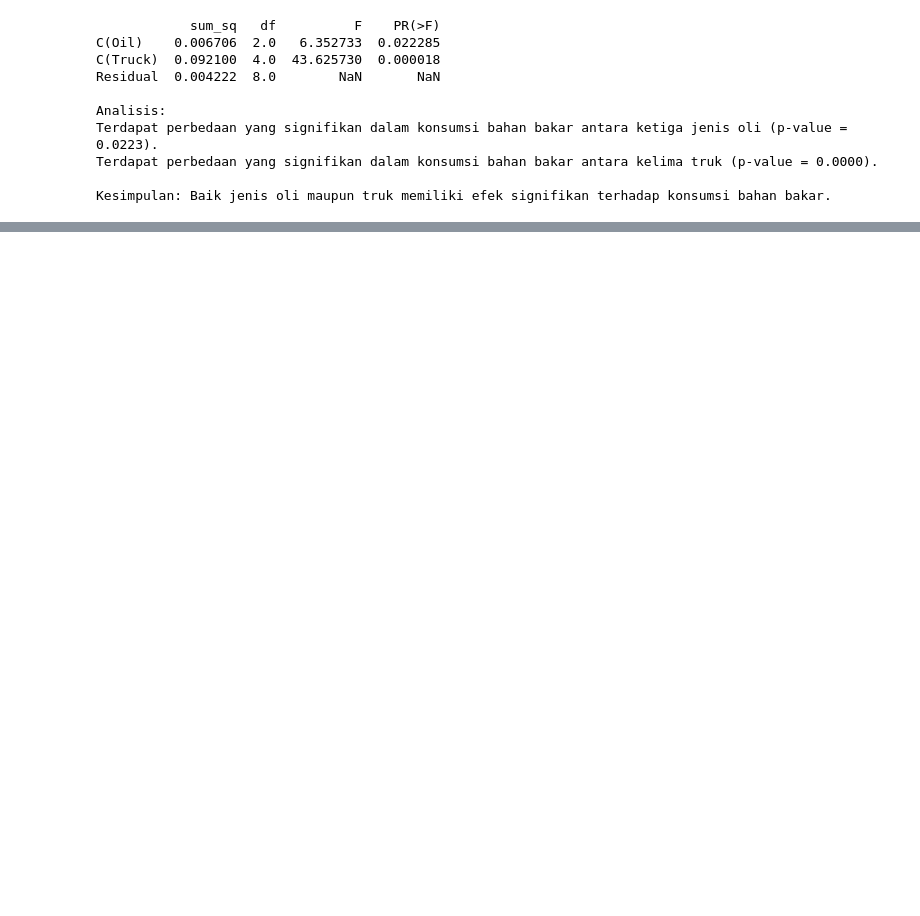
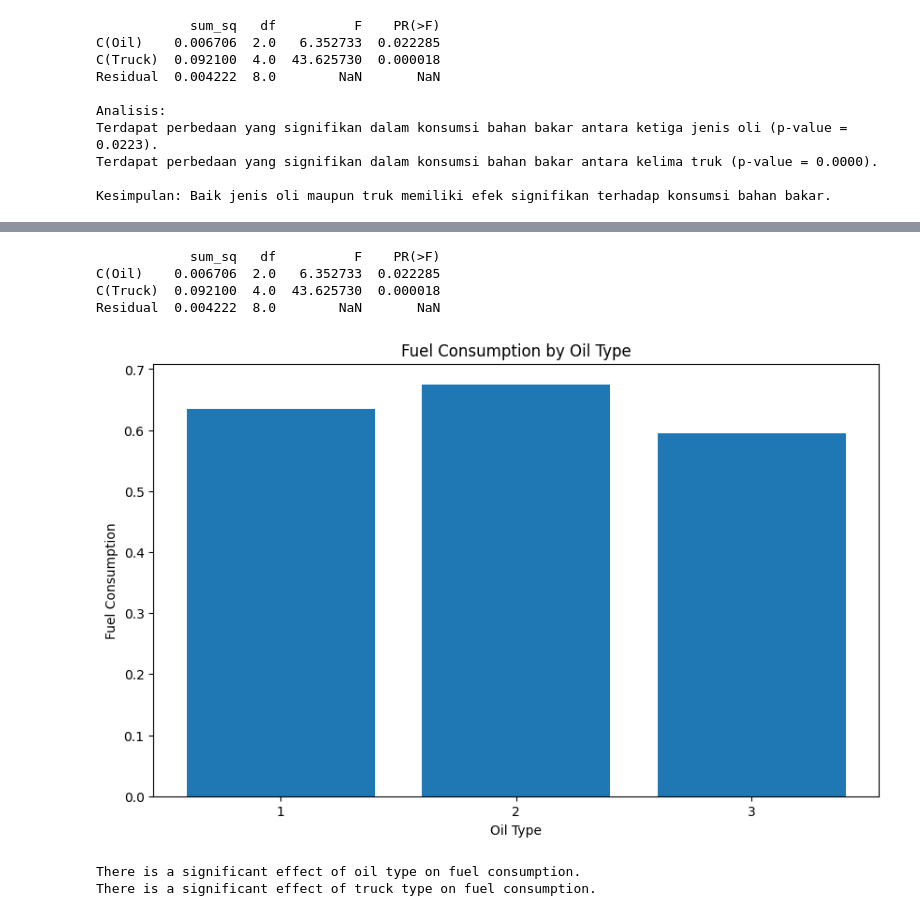
Before and after one commit to fegara/freecodecamp-intro-to-numpy, a Jupyter notebook: Homework2.ipynb, the cells around one changed output, grey strips where cells are left out. Saved outputs shown, nothing was run; the diff lists cells and outputs as text; code cells hidden in the pictures; blank space fills up the shorter version.

```diff
--- a/Homework2.ipynb
+++ b/Homework2.ipynb
@@ -53,0 +102,48 @@ Kesimpulan: Baik jenis oli maupun truk memiliki efek signifikan terhadap konsums
+# %%
+import pandas as pd
+import statsmodels.api as sm
+from statsmodels.formula.api import ols
+import matplotlib.pyplot as plt
+
+# Data preparation
+data = {
+    'Oil': ['1', '1', '1', '1', '1', '2', '2', '2', '2', '2', '3', '3', '3', '3', '3'],
+    'Truck': ['1', '2', '3', '4', '5', '1', '2', '3', '4', '5', '1', '2', '3', '4', '5'],
+    'Fuel_Consumption': [0.500, 0.634, 0.487, 0.329, 0.512, 0.535, 0.675, 0.520, 0.435, 0.540, 0.513, 0.595, 0.488, 0.400, 0.510]
+}
+
+df = pd.DataFrame(data)
+
+# ANOVA analysis
+model = ols('Fuel_Consumption ~ C(Oil) + C(Truck)', data=df).fit()
+anova_table = sm.stats.anova_lm(model, typ=2)
+
+# Display ANOVA table
+print(anova_table)
+
+# Plotting the data
+plt.figure(figsize=(10, 6))
+plt.bar(df['Oil'], df['Fuel_Consumption'])
+plt.xlabel('Oil Type')
+plt.ylabel('Fuel Consumption')
+plt.title('Fuel Consumption by Oil Type')
+plt.show()
+
+# Analysis and conclusion
+if anova_table['PR(>F)'][0] < 0.05:
+    print("There is a significant effect of oil type on fuel consumption.")
+else:
+    print("There is no significant effect of oil type on fuel consumption.")
+
+if anova_table['PR(>F)'][1] < 0.05:
+    print("There is a significant effect of truck type on fuel consumption.")
+else:
+    print("There is no significant effect of truck type on fuel consumption.")
+# %% [output]
+            sum_sq   df          F    PR(>F)
+C(Oil)    0.006706  2.0   6.352733  0.022285
+C(Truck)  0.092100  4.0  43.625730  0.000018
+Residual  0.004222  8.0        NaN       NaN
+[figure, added]
+There is a significant effect of oil type on fuel consumption.
+There is a significant effect of truck type on fuel consumption.
```
Also changed, not shown: parts of 1 cell of this notebook.
